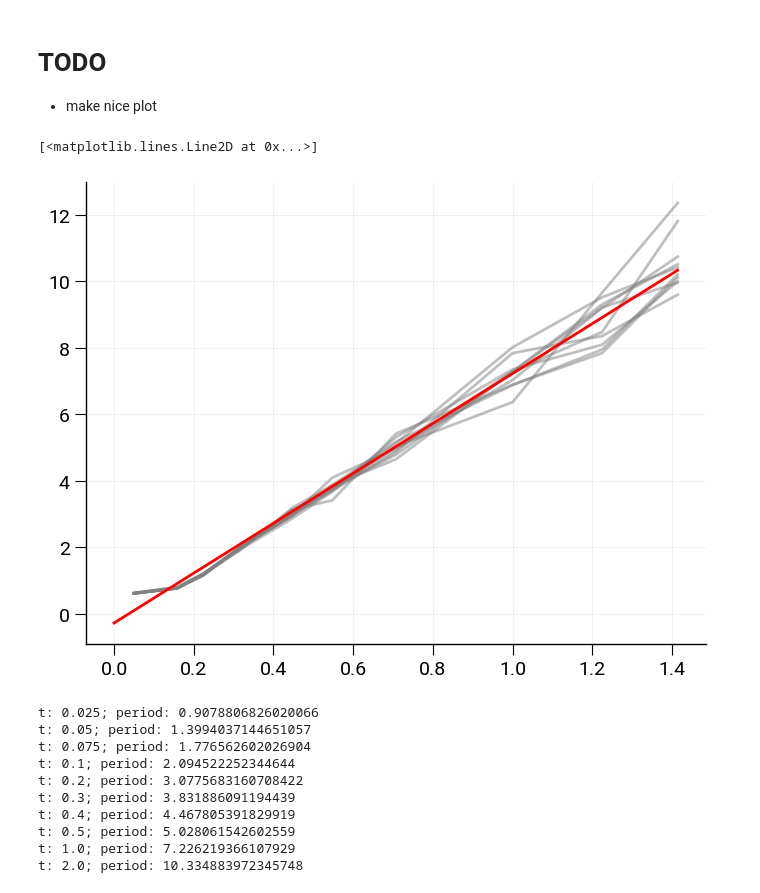
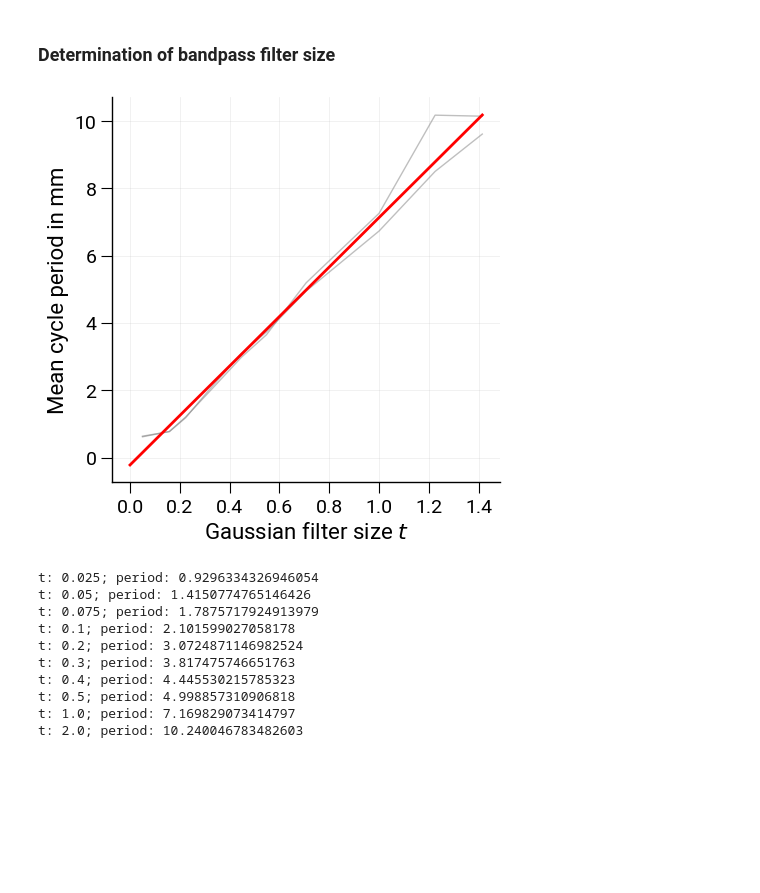
Before and after one commit to haenelt/odc, a Jupyter notebook: notebooks/filter_size.ipynb, the cells around one changed output. Saved outputs shown, nothing was run; the diff lists cells and outputs as text; code cells hidden in the pictures; blank space fills up the shorter version.

Commit message:
finish filter_size plot

```diff
--- a/notebooks/filter_size.ipynb
+++ b/notebooks/filter_size.ipynb
@@ -1,4 +1,3 @@
-# %% [markdown]
-# TODO
-- make nice plot
+# %% [markdown]
+### Determination of bandpass filter size
 # %%
@@ -16,10 +16,11 @@ from src.sphere import Sphere
 plt.style.use(os.path.join(module_path, "src", "default.mplstyle"))
 # %%
 # parameters
-SCALE = 7
-SUBDIV = 5
-T_VEC = [0.0025, 0.025, 0.05, 0.1, 0.2, 0.3, 0.5, 1.0, 1.5, 2.0]
-N_ITER = 10
+SCALE = 7  # size of sphere in mm
+SUBDIV = 5  # number of icosahedron subdivisions
+T_VEC = [0.0025, 0.025, 0.05, 0.1, 0.2, 0.3, 0.5, 1.0, 1.5, 2.0]  # t values for fitting
+N_ITER = 100
+DIR_OUT = ""
 
 # estimate mean filter cycle for different gaussian scales
 period = np.zeros((N_ITER, len(T_VEC)))
@@ -32,32 +33,44 @@ for i in range(N_ITER):
         res = filter.spatial_scale(n_iter=1)
         period[i, j] = res["period"]  # in mm
 # %%
+fig, ax = plt.subplots(figsize=(5, 5))
 for i in range(N_ITER):
-    plt.plot(np.sqrt(T_VEC), period[i, :], "gray", alpha=0.5)
-
+    plt.plot(np.sqrt(T_VEC), period[i, :], color="gray", alpha=0.5, linewidth=1)
 
 x, y = np.sqrt(T_VEC), np.mean(period, axis=0)
 m, b = np.polyfit(x, y, 1)
 x_fit = np.linspace(0, x[-1], 100)
 y_fit = m * x_fit + b
 plt.plot(x_fit, y_fit, color="red")
+
+plt.xlabel(r'Gaussian filter size $t$')
+plt.ylabel("Mean cycle period in mm")
+plt.locator_params(axis='x', nbins=10)
+plt.locator_params(axis='y', nbins=10)
+
+# write output
+if DIR_OUT:
+    dir_out = Path(DIR_OUT)
+    dir_out.mkdir(exist_ok=True)
+    file_out = dir_out / "filter_sizes.svg"
+    fig.savefig(file_out, dpi=300, bbox_inches="tight", transparent=True, format="svg")
 # %% [output]
-[<matplotlib.lines.Line2D at 0x...>]
-[figure, old version]
+[figure, new version]
 # %%
+# filter sizes to use for project
 T_VEC_USE = [0.025, 0.05, 0.075, 0.1, 0.2, 0.3, 0.4, 0.5, 1.0, 2.0]
 
 for t in T_VEC_USE:
     period = m * np.sqrt(t) + b
     print(f"t: {t}; period: {period}")
 # %% [output]
-t: 0.025; period: 0.9078806826020066
-t: 0.05; period: 1.3994037144651057
-t: 0.075; period: 1.776562602026904
-t: 0.1; period: 2.094522252344644
-t: 0.2; period: 3.0775683160708422
-t: 0.3; period: 3.831886091194439
-t: 0.4; period: 4.467805391829919
-t: 0.5; period: 5.028061542602559
-t: 1.0; period: 7.226219366107929
-t: 2.0; period: 10.334883972345748
+t: 0.025; period: 0.9296334326946054
+t: 0.05; period: 1.4150774765146426
+t: 0.075; period: 1.7875717924913979
+t: 0.1; period: 2.101599027058178
+t: 0.2; period: 3.0724871146982524
+t: 0.3; period: 3.817475746651763
+t: 0.4; period: 4.445530215785323
+t: 0.5; period: 4.998857310906818
+t: 1.0; period: 7.169829073414797
+t: 2.0; period: 10.240046783482603
```
Also changed, not shown: parts of 1 cell of this notebook.
